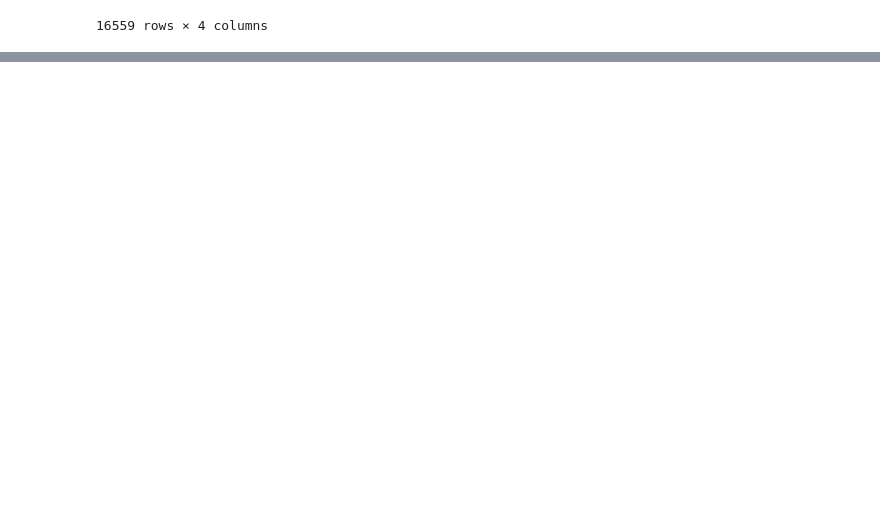
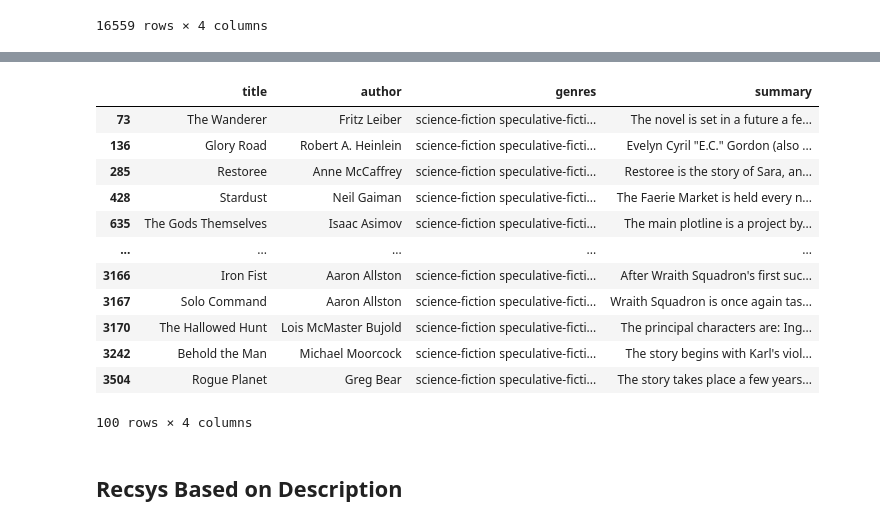
Before and after one commit to SayantanBasak07/tkc-ml-proj, a Jupyter notebook: context-aware/Recsys.ipynb, the cells around one changed output, grey strips where cells are left out. Cells and saved outputs as stored; diff of their text form; code cells hidden in the pictures; blank space fills up the shorter version.

```diff
--- a/context-aware/Recsys.ipynb
+++ b/context-aware/Recsys.ipynb
@@ -69,0 +70,46 @@ df
+# %%
+# Create a TF-IDF matrix
+tfidf = TfidfVectorizer(stop_words="english")
+tfidf_matrix_genres = tfidf.fit_transform(df["genres"])
+# %%
+# Compute the cosine similarity matrix
+cosine_sim_genres = cosine_similarity(tfidf_matrix_genres, tfidf_matrix_genres)
+# %%
+# Define a function to get book recommendations based on the cosine similarity score
+def get_recs_genres(title, cosine_sim=cosine_sim_genres, df=df):
+    # Get the index of the book that matches the title
+    idx = df[df["title"] == title].index[0]
+
+    # Get the pairwise similarity scores of all df with that book
+    sim_scores = list(enumerate(cosine_sim[idx]))
+
+    # Sort the df based on the similarity scores
+    sim_scores = sorted(sim_scores, key=lambda x: x[1], reverse=True)
+
+    # Get the top 100 most similar df
+    sim_scores = sim_scores[0:100]
+
+    # Get the book indices
+    book_indices = [i[0] for i in sim_scores]
+
+    # Return the top 100 most similar df
+    return df[:].iloc[book_indices]
+# %%
+left = pd.DataFrame(get_recs_genres("Glory Road"))
+left
+# %% [output]
+|  | title | author | genres | summary |
+| 73 | The Wanderer | Fritz Leiber | science-fiction speculative-ficti... | The novel is set in a future a fe... |
+| 136 | Glory Road | Robert A. Heinlein | science-fiction speculative-ficti... | Evelyn Cyril "E.C." Gordon (also ... |
+| 285 | Restoree | Anne McCaffrey | science-fiction speculative-ficti... | Restoree is the story of Sara, an... |
+| 428 | Stardust | Neil Gaiman | science-fiction speculative-ficti... | The Faerie Market is held every n... |
+| 635 | The Gods Themselves | Isaac Asimov | science-fiction speculative-ficti... | The main plotline is a project by... |
+| ... | ... | ... | ... | ... |
+| 3166 | Iron Fist | Aaron Allston | science-fiction speculative-ficti... | After Wraith Squadron's first suc... |
+| 3167 | Solo Command | Aaron Allston | science-fiction speculative-ficti... | Wraith Squadron is once again tas... |
+| 3170 | The Hallowed Hunt | Lois McMaster Bujold | science-fiction speculative-ficti... | The principal characters are: Ing... |
+| 3242 | Behold the Man | Michael Moorcock | science-fiction speculative-ficti... | The story begins with Karl's viol... |
+| 3504 | Rogue Planet | Greg Bear | science-fiction speculative-ficti... | The story takes place a few years... |
+100 rows × 4 columns
+# %% [markdown]
+## Recsys Based on Description
```
Also changed, not shown: parts of 15 cells of this notebook, 1 other file.
